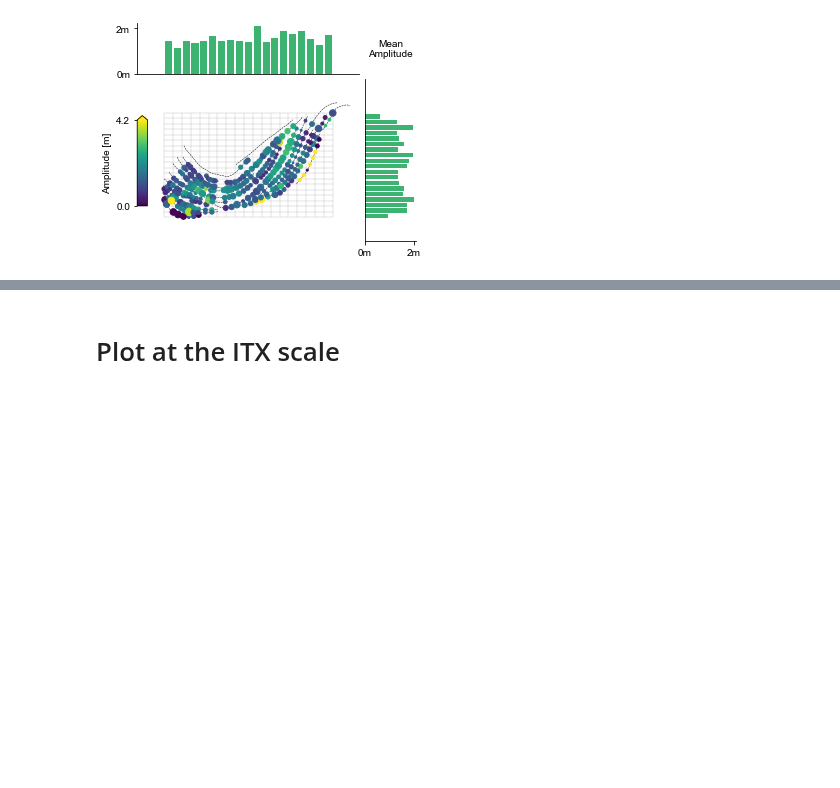
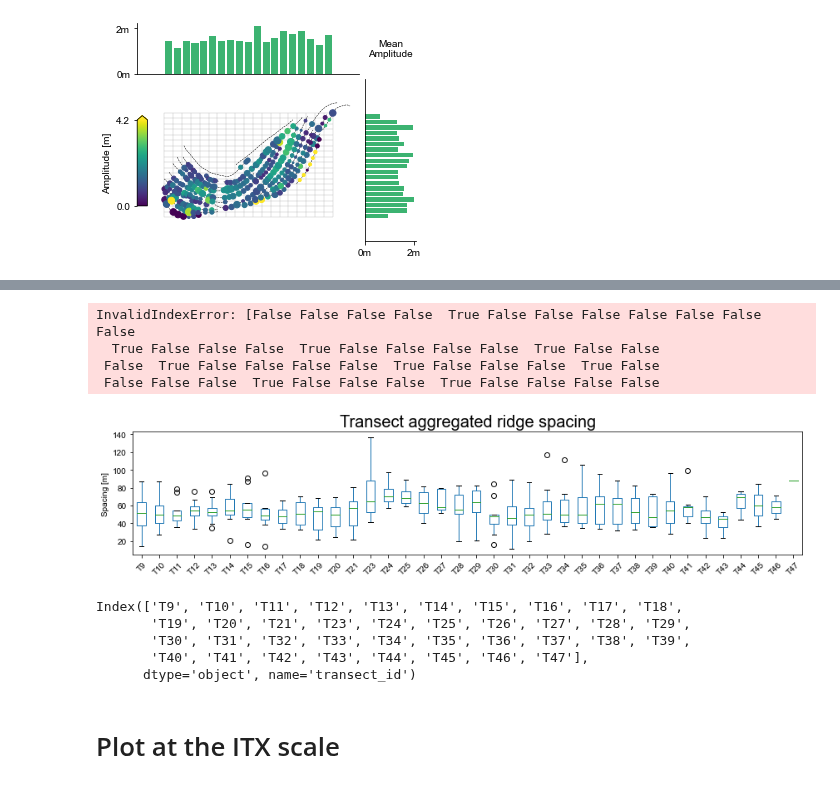
Before and after one commit to tamu-edu/scrollstats, a Jupyter notebook: Figure_BrazosBendsMultiScale.ipynb, the cells around one changed output, grey strips where cells are left out. Drawn from its saved outputs; the diff is of its cells as text; code cells hidden in the pictures; blank space fills up the shorter version.

Commit message:
1st draft boxplots

```diff
--- a/Figure_BrazosBendsMultiScale.ipynb
+++ b/Figure_BrazosBendsMultiScale.ipynb
@@ -179,0 +209,3 @@ plt.subplots_adjust(wspace=0.1, hspace=0.1)
+# %%
+ridge_metrics = itx[["ridge_amp", "ridge_width", "pre_mig_dist"]]
+ridge_metrics
@@ -180,3 +231,32 @@ plt.subplots_adjust(wspace=0.1, hspace=0.1)
+# %%
+idx = pd.IndexSlice
+ridge_metrics.loc[idx[:, :bad_rows], :]
+# %% [output]
+InvalidIndexError: [False False False False  True False False False False False False False
+  True False False False  True False False False False  True False False
+ False  True False False False False  True False False False  True False
+ False False False  True False False False  True False False False False
+# %%
+box_amps = ridge_metrics.loc["LBR_025", "pre_mig_dist"].unstack(level=0)
+
+box_ax = box_amps.boxplot(figsize=(12, 3), grid=False, rot=45)
+
+box_ax.set_xticklabels(box_amps.columns.str.replace("t_0*", "T", regex=True))
+# box_ax.set_ylim(-0.5, 6)
+box_ax.set_ylabel("Spacing [m]")
+box_ax.set_title("Transect aggregated ridge spacing", size=20, horizontalalignment="center")
+plt.tight_layout()
+plt.savefig("/Users/avan/FLUD/BrazosScrolls/figures/Boxplot_Transect_Spacing.png", dpi=300)
+# %% [output]
+[figure, added]
+# %%
+box_amps.columns.str.replace("t_0*", "T", regex=True)
+# %% [output]
+Index(['T9', 'T10', 'T11', 'T12', 'T13', 'T14', 'T15', 'T16', 'T17', 'T18',
+       'T19', 'T20', 'T21', 'T23', 'T24', 'T25', 'T26', 'T27', 'T28', 'T29',
+       'T30', 'T31', 'T32', 'T33', 'T34', 'T35', 'T36', 'T37', 'T38', 'T39',
+       'T40', 'T41', 'T42', 'T43', 'T44', 'T45', 'T46', 'T47'],
+      dtype='object', name='transect_id')
 # %% [markdown]
 # Plot at the ITX scale
 # %%
```
Also changed, not shown: parts of 7 cells of this notebook.
